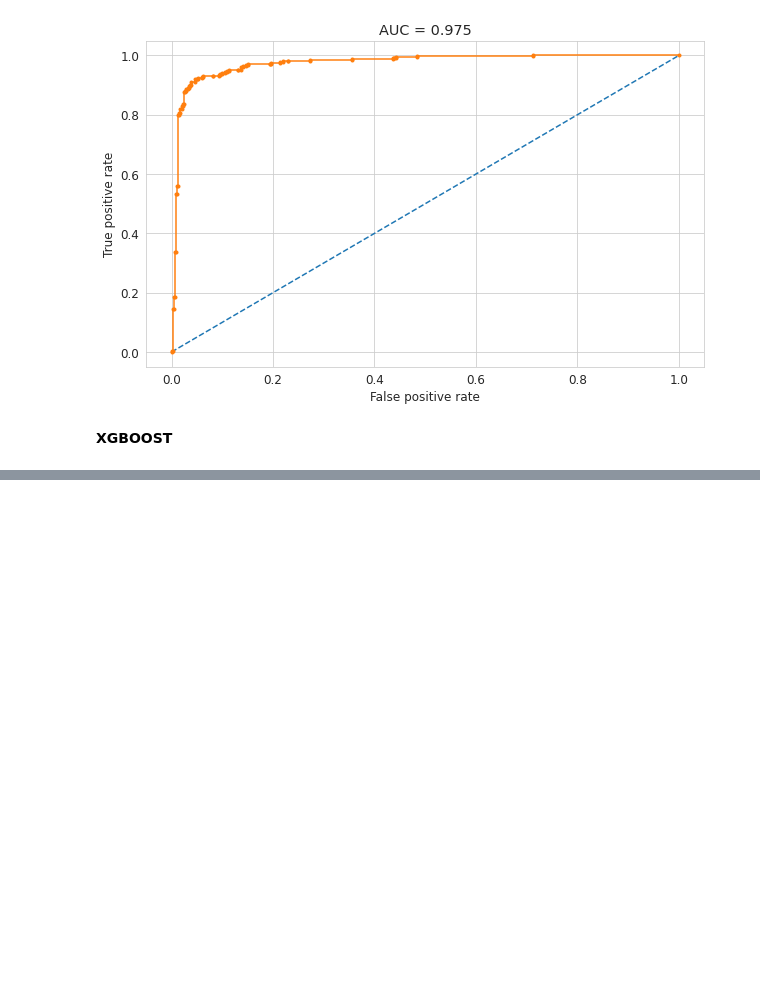
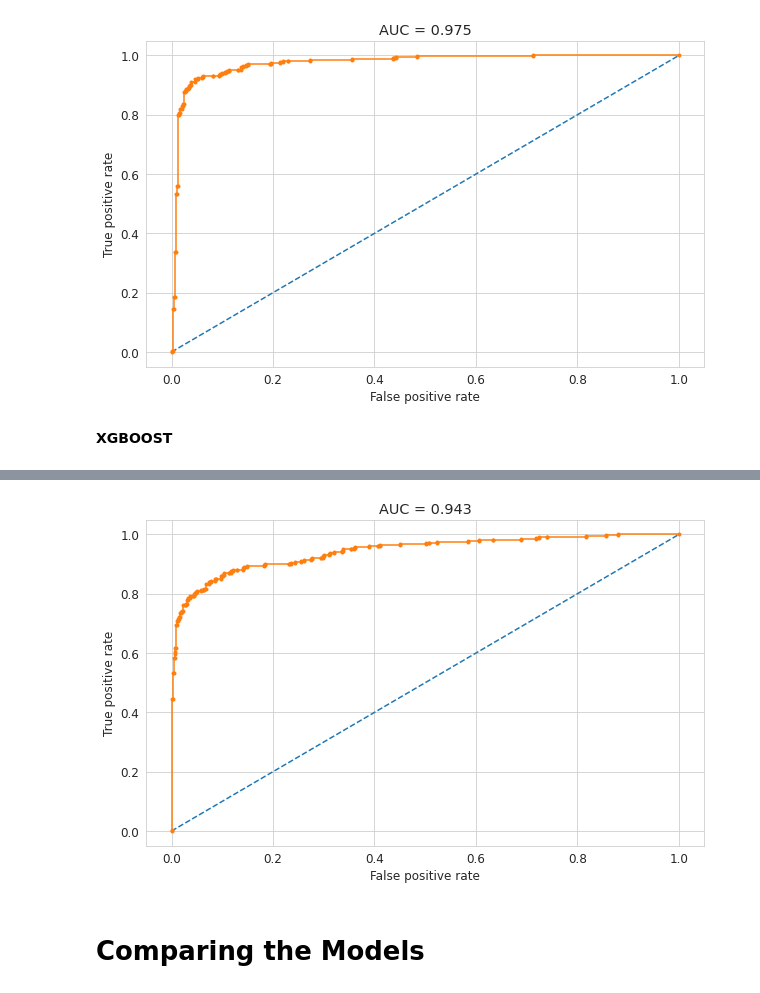
Before and after one commit to Ayushman0Singh/CardiovascularDiseaseRiskPrediction, a Jupyter notebook: CardiovascularRiskPrediction.ipynb, the cells around one changed output, grey strips where cells are left out. Cells and saved outputs as stored; diff of their text form; code cells hidden in the pictures; blank space fills up the shorter version.

```diff
--- a/CardiovascularRiskPrediction.ipynb
+++ b/CardiovascularRiskPrediction.ipynb
@@ -717,0 +756,22 @@ plt.show()
+# %%
+# ROC curve and AUC
+probs = xgb_clf.predict_proba(X_test)
+# keep probabilities for the positive outcome only
+probs = probs[:, 1]
+# calculate AUC
+xgb_auc = roc_auc_score(y_test, probs)
+# calculate roc curve
+fpr, tpr, thresholds = roc_curve(y_test, probs)
+# plot curve
+sns.set_style('whitegrid')
+plt.figure(figsize=(10,6))
+plt.plot([0, 1], [0, 1], linestyle='--')
+plt.plot(fpr, tpr, marker='.')
+plt.ylabel('True positive rate')
+plt.xlabel('False positive rate')
+plt.title(f"AUC = {round(xgb_auc,3)}")
+plt.show()
+# %% [output]
+[figure, added]
+# %% [markdown]
+# **Comparing the Models**
```
Also changed, not shown: parts of 6 cells of this notebook.
